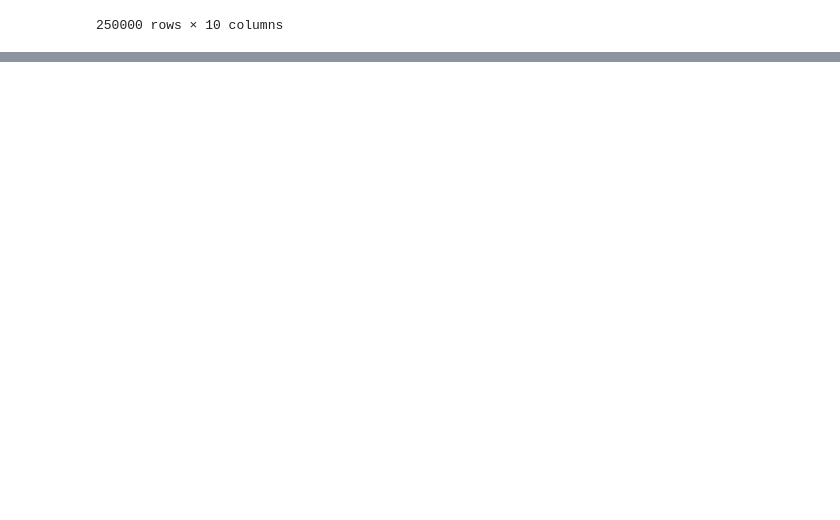
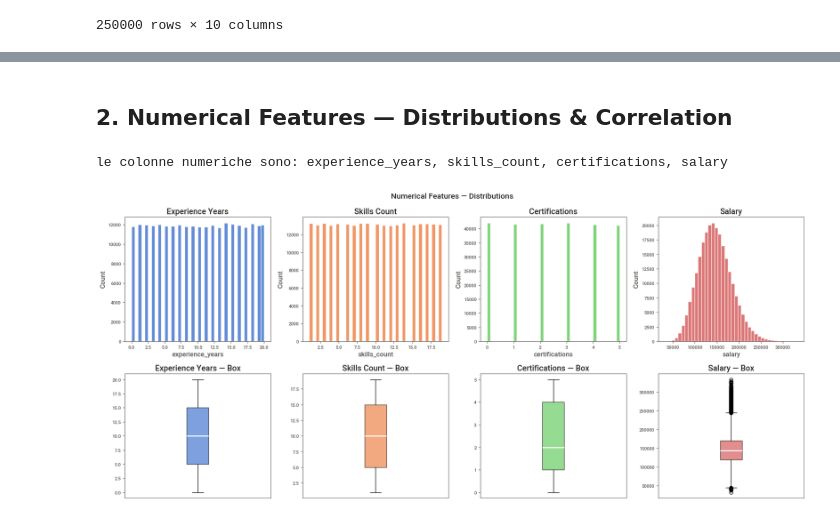
Before and after one commit to GRATTEXV2/TEST_KAGGLE, a Jupyter notebook: Analisi_Kaggle.ipynb, the cells around one changed output, grey strips where cells are left out. Drawn from its saved outputs; the diff is of its cells as text; code cells hidden in the pictures; blank space fills up the shorter version.

```diff
--- a/Analisi_Kaggle.ipynb
+++ b/Analisi_Kaggle.ipynb
@@ -44,0 +153,33 @@ plt.show()
+# %% [markdown]
+## 2. Numerical Features — Distributions & Correlation
+# %%
+
+#num_cols = ["experience_years", "skills_count", "certifications", "salary"]
+
+num_cols = df.select_dtypes(include="number").columns.tolist()
+
+print("le colonne numeriche sono:", ", ".join(num_cols))
+
+fig, axes = plt.subplots(2, len(num_cols), figsize=(18, 8))
+fig.suptitle("Numerical Features — Distributions", fontsize=14, fontweight="bold")
+
+colors = sns.color_palette("muted", len(num_cols))
+
+for i, (col, color) in enumerate(zip(num_cols, colors)):
+    # Histogram
+    axes[0, i].hist(df[col], bins=40, color=color, edgecolor="white", alpha=0.85)
+    axes[0, i].set_title(col.replace("_", " ").title())
+    axes[0, i].set_xlabel(col)
+    axes[0, i].set_ylabel("Count")
+    # Box plot
+    axes[1, i].boxplot(df[col], vert=True, patch_artist=True,
+                       boxprops=dict(facecolor=color, alpha=0.7),
+                       medianprops=dict(color="white", linewidth=2))
+    axes[1, i].set_title(f"{col.replace('_', ' ').title()} — Box")
+    axes[1, i].set_xticks([])
+
+plt.tight_layout()
+plt.show()
+# %% [output]
+le colonne numeriche sono: experience_years, skills_count, certifications, salary
+[figure, added]
```
Also changed, not shown: parts of 24 cells of this notebook, 1 other file.
